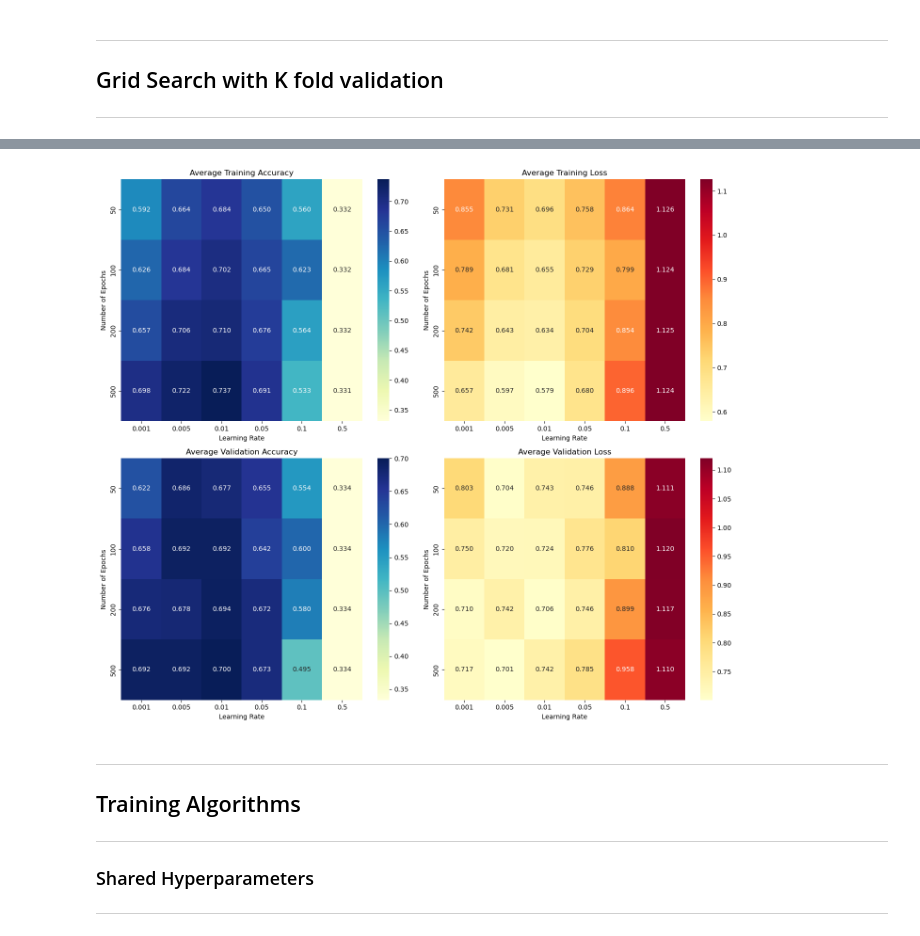
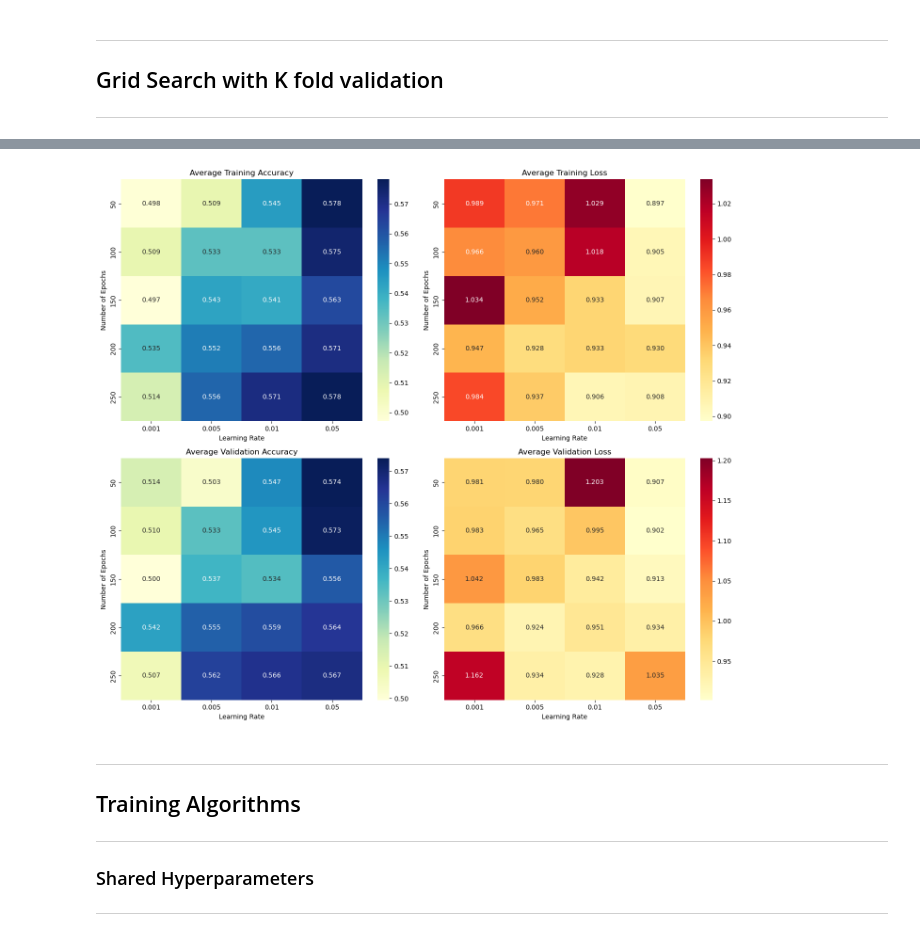
Before and after one commit to nathanMils/711_Ass1, a Jupyter notebook: notebooks/Ass2.ipynb, the cells around one changed output, grey strips where cells are left out. Saved outputs shown, nothing was run; the diff lists cells and outputs as text; code cells hidden in the pictures.

```diff
--- a/notebooks/Ass2.ipynb
+++ b/notebooks/Ass2.ipynb
@@ -331,8 +333,8 @@ class NeuralNetworkA(nn.Module):
     def __init__(self):
         super(NeuralNetworkA, self).__init__()
         self.l1 = FirstLayer(8)
-        self.l2 = ReluLayer(8,6)
-        self.l3 = OutputLayer(6)
+        self.l2 = ReluLayer(8,4)
+        self.l3 = OutputLayer(4)
 
     def forward(self, x):
         x = self.l1(x)
@@ -343,14 +345,16 @@ class NeuralNetworkA(nn.Module):
 class NeuralNetworkB(nn.Module):
     def __init__(self):
         super(NeuralNetworkB, self).__init__()
-        self.l1 = FirstLayer(8)
-        self.l2 = LeakyReluLayer(8,6)
-        self.l3 = OutputLayer(6)
+        self.l1 = FirstLayer(10)
+        self.l2 = ReluLayer(10,10)
+        self.l3 = ReluLayer(10,10)
+        self.l4 = OutputLayer(10)
 
     def forward(self, x):
         x = self.l1(x)
         x = self.l2(x)
         x = self.l3(x)
+        x = self.l4(x)
         return x
 # %%
 class NeuralNetworkC(nn.Module):
@@ -714,16 +794,16 @@ def grid_search(
     X_tensor,
     Y_tensor,
     k: int,
-    batch_size: int,
     num_epochs_array: list[int],
-    learning_rate_array: list[int]
+    learning_rate_array: list[int],
+    batch_size: int
 ):
     grid_results = []
 
     for lr in learning_rate_array:
         for num_epochs in num_epochs_array:
             print(f"Training with Learning Rate: {lr}, Epochs: {num_epochs}")
-            fold_results = k_fold_cross_val(
+            fold_results, fold_summary = k_fold_cross_val(
                 model_opt=model_opt,
                 criterion_opt=criterion_opt,
                 optimizer_opt=optimizer_opt,
@@ -787,12 +867,12 @@ def plot_grid_search_results(results_df, save: bool = False, file_path: str = ".
         plt.savefig(file_path, dpi=300, bbox_inches='tight')
     plt.show()
 # %%
-learning_rates = [0.001, 0.005, 0.01, 0.05, 0.1, 0.5]
-num_epochs = [50, 100, 200, 500]
+learning_rates = [0.001, 0.005, 0.01, 0.05]
+num_epochs = [50, 100, 150, 200, 250]
 results = grid_search(
-    model_opt=Model.A,
+    model_opt=Model.B,
     criterion_opt=Criterion.CEL,
-    optimizer_opt=Optimizer.ADAM,
+    optimizer_opt=Optimizer.RPROP,
     X_tensor=X_train_norm,
     Y_tensor=y_train,
     k=5,
@@ -800,6 +880,7 @@ results = grid_search(
     learning_rate_array=learning_rates,
     num_epochs_array=num_epochs
 )
+# Ignore issues regarding zero division, they are for metrics I am not using
 # %% [output]
 Training with Learning Rate: 0.001, Epochs: 50
 Training with Learning Rate: 0.001, Epochs: 100
@@ -828,7 +905,7 @@ Training with Learning Rate: 0.5, Epochs: 500
 # %%
-plot_grid_search_results(results, save=True, file_path="./images/test.png")
+plot_grid_search_results(results, save=True, file_path="./images/GridSearch_RPROP.png")
 # %% [output]
-[figure, old version]
+[figure, new version]
 # %% [markdown]
 ***
 ## Training Algorithms
```
Also changed, not shown: parts of 25 cells of this notebook, 20 other files.
